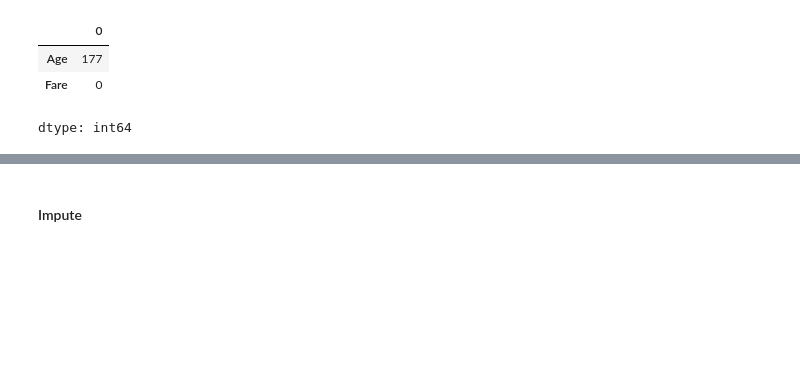
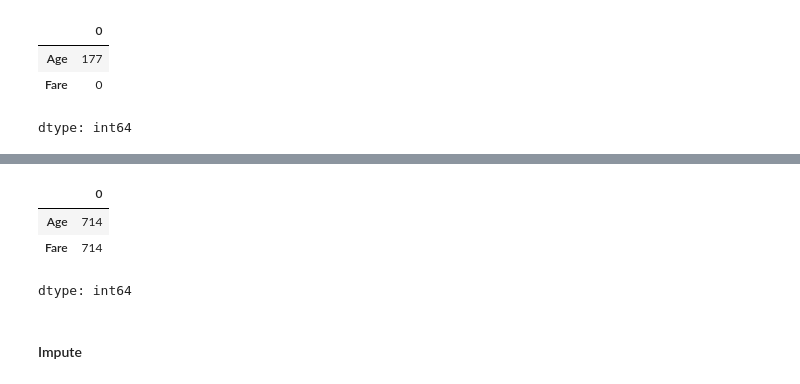
Before and after one commit to cnmi-ds-22/tanickell___Data-Science-Portfolio-C22, a Jupyter notebook: Modules/Module_2_Regression/Projects/Instructions/Project.0/Titanic.Age.Prediction.Using.Linear.Regression.pass-01.ipynb, the cells around one changed output, grey strips where cells are left out. Drawn from its saved outputs; the diff is of its cells as text; code cells hidden in the pictures; blank space fills up the shorter version.

```diff
--- a/Modules/Module_2_Regression/Projects/Instructions/Project.0/Titanic.Age.Prediction.Using.Linear.Regression.pass-01.ipynb
+++ b/Modules/Module_2_Regression/Projects/Instructions/Project.0/Titanic.Age.Prediction.Using.Linear.Regression.pass-01.ipynb
@@ -417,3 +452,11 @@ dtype: int64
+# %%
+# compare to totals
+titanic_df.count()
+# %% [output]
+|  | 0 |
+| Age | 714 |
+| Fare | 714 |
+dtype: int64
 # %% [markdown]
 #### Impute
 # %% [markdown]
```
Also changed, not shown: parts of 15 cells of this notebook.
